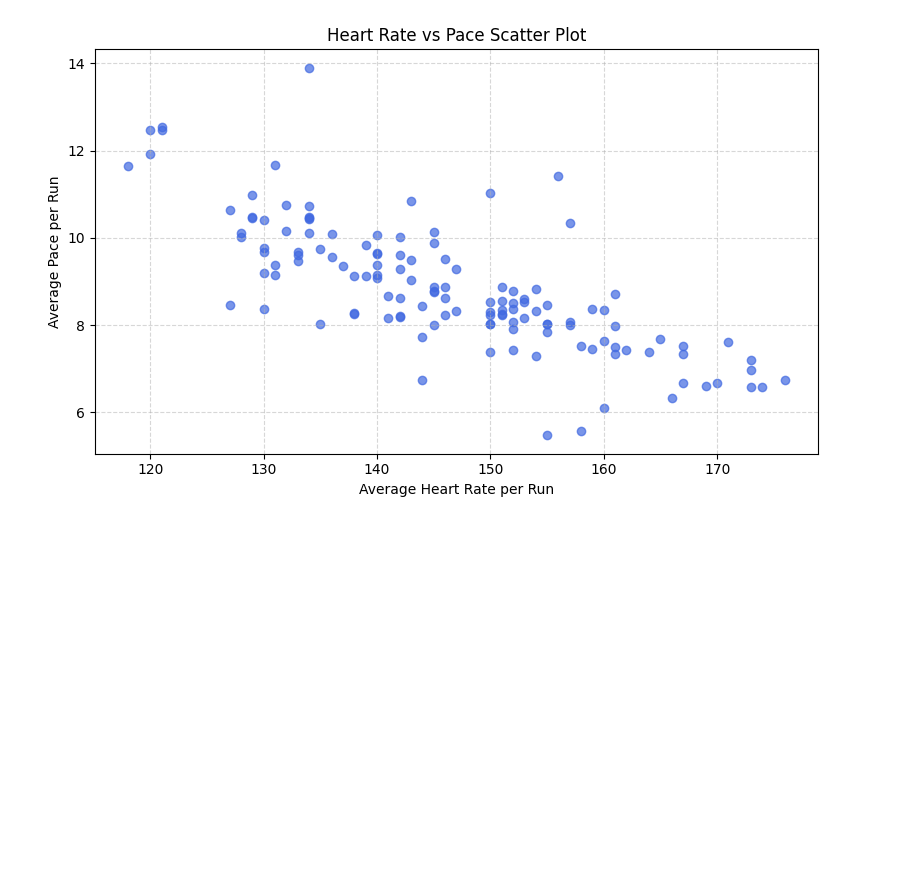
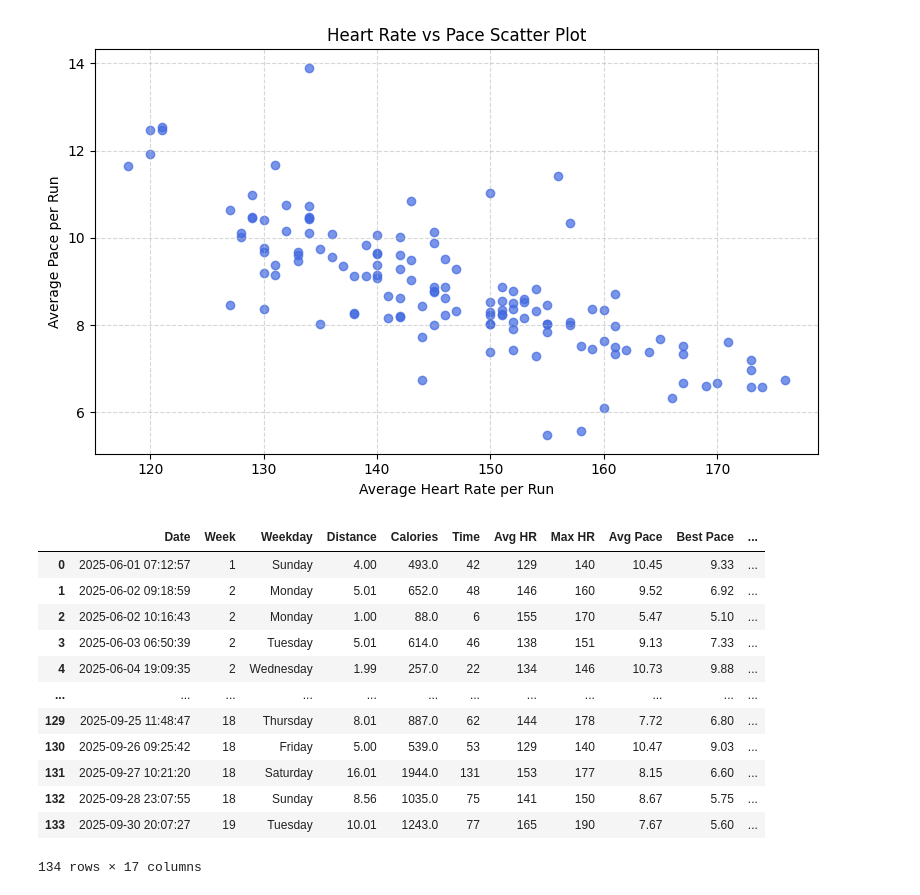
Before and after one commit to JakeBowen2005/Working_With_Garmin_Data, a Jupyter notebook: larger_dataset_visuals.ipynb, the cells around one changed output. Drawn from its saved outputs; the diff is of its cells as text; code cells hidden in the pictures; blank space fills up the shorter version.

Commit message:
Trying to make the cumulative miles chart but had to add row in correct date order

```diff
--- a/larger_dataset_visuals.ipynb
+++ b/larger_dataset_visuals.ipynb
@@ -252,3 +252,32 @@ plt.tight_layout()
 plt.show()
 # %% [output]
 [figure]
+# %%
+#Line chart cumulative Miles
+
+#Dont have to sort data because it is already sorted
+
+#Compute Cumulative miles
+# Sort by date (earliest first)
+sorted_data = data.sort_values("Date", ascending=True)
+
+# Reset the index so it’s clean and sequential
+sorted_data = sorted_data.reset_index(drop=True)
+
+# Now compute cumulative miles
+sorted_data["Cumulative Miles"] = sorted_data["Distance"].cumsum()
+sorted_data
+# %% [output]
+|  | Date | Week | Weekday | Distance | Calories | Time | Avg HR | Max HR | Avg Pace | Best Pace | ... |
+| 0 | 2025-06-01 07:12:57 | 1 | Sunday | 4.00 | 493.0 | 42 | 129 | 140 | 10.45 | 9.33 | ... |
+| 1 | 2025-06-02 09:18:59 | 2 | Monday | 5.01 | 652.0 | 48 | 146 | 160 | 9.52 | 6.92 | ... |
+| 2 | 2025-06-02 10:16:43 | 2 | Monday | 1.00 | 88.0 | 6 | 155 | 170 | 5.47 | 5.10 | ... |
+| 3 | 2025-06-03 06:50:39 | 2 | Tuesday | 5.01 | 614.0 | 46 | 138 | 151 | 9.13 | 7.33 | ... |
+| 4 | 2025-06-04 19:09:35 | 2 | Wednesday | 1.99 | 257.0 | 22 | 134 | 146 | 10.73 | 9.88 | ... |
+| ... | ... | ... | ... | ... | ... | ... | ... | ... | ... | ... | ... |
+| 129 | 2025-09-25 11:48:47 | 18 | Thursday | 8.01 | 887.0 | 62 | 144 | 178 | 7.72 | 6.80 | ... |
+| 130 | 2025-09-26 09:25:42 | 18 | Friday | 5.00 | 539.0 | 53 | 129 | 140 | 10.47 | 9.03 | ... |
+| 131 | 2025-09-27 10:21:20 | 18 | Saturday | 16.01 | 1944.0 | 131 | 153 | 177 | 8.15 | 6.60 | ... |
+| 132 | 2025-09-28 23:07:55 | 18 | Sunday | 8.56 | 1035.0 | 75 | 141 | 150 | 8.67 | 5.75 | ... |
+| 133 | 2025-09-30 20:07:27 | 19 | Tuesday | 10.01 | 1243.0 | 77 | 165 | 190 | 7.67 | 5.60 | ... |
+134 rows × 17 columns
```
